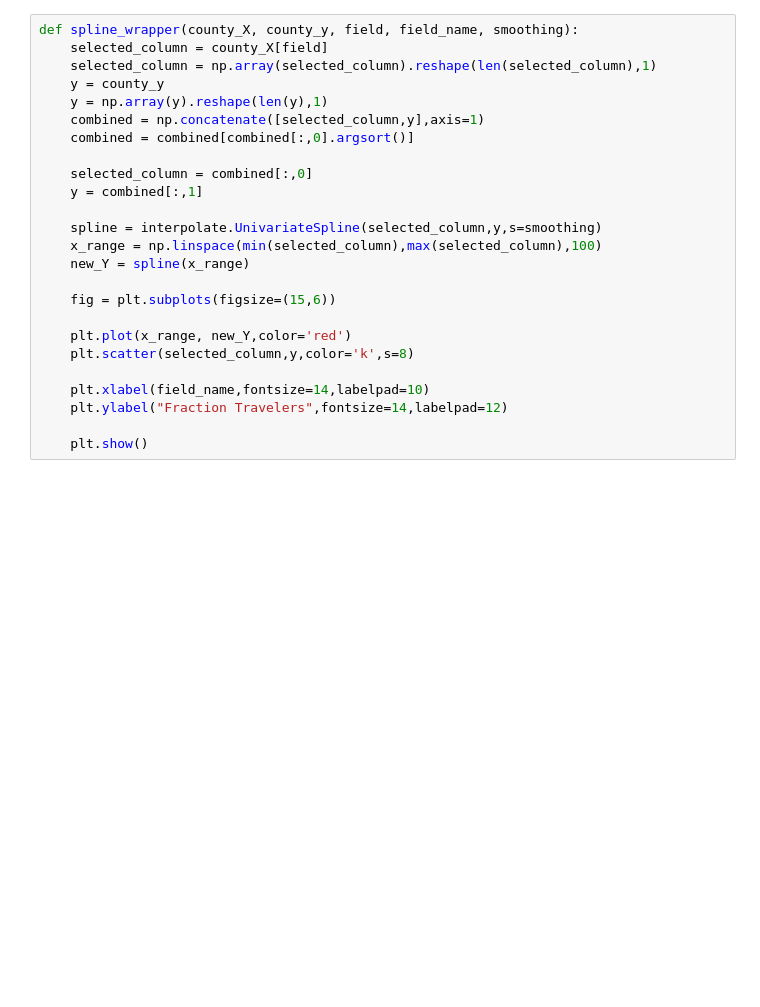
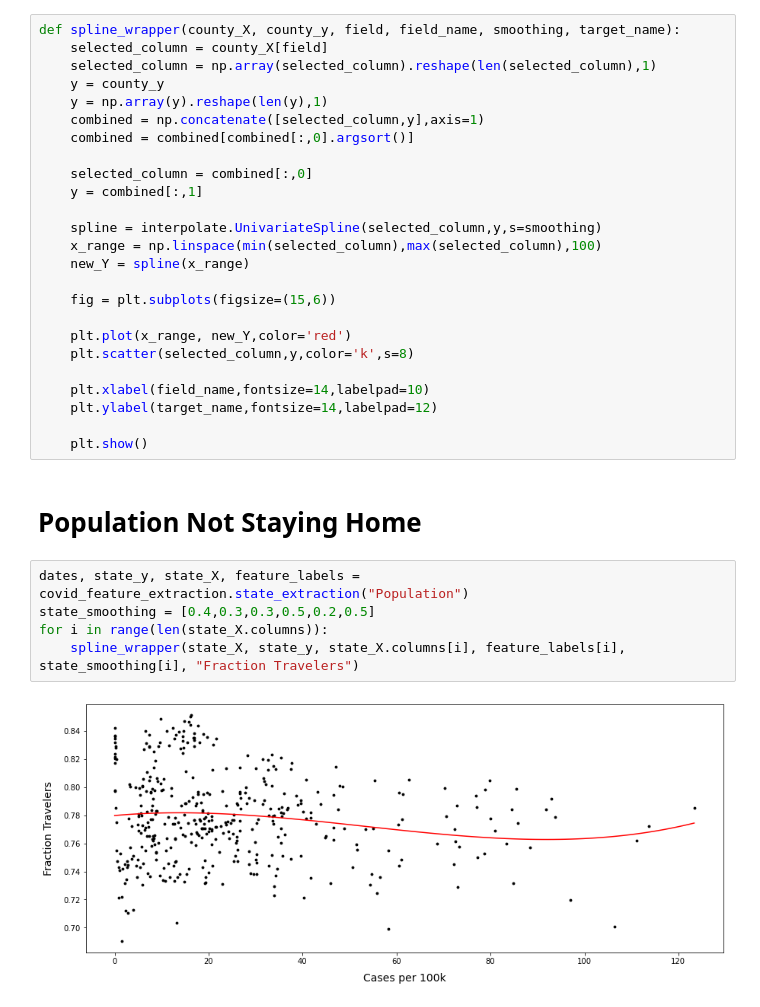
Before and after one commit to mrepasky3/ISYE6416-Spring2021-Project, a Jupyter notebook: Splines.ipynb, the cells around one changed output. Saved outputs shown, nothing was run; the diff lists cells and outputs as text; blank space fills up the shorter version.

```diff
--- a/Splines.ipynb
+++ b/Splines.ipynb
@@ -90,5 +9,5 @@ def feature_extraction(county_name):
 # %%
-def spline_wrapper(county_X, county_y, field, field_name, smoothing):
+def spline_wrapper(county_X, county_y, field, field_name, smoothing, target_name):
     selected_column = county_X[field]
     selected_column = np.array(selected_column).reshape(len(selected_column),1)
     y = county_y
@@ -109,6 +28,15 @@ def spline_wrapper(county_X, county_y, field, field_name, smoothing):
     plt.scatter(selected_column,y,color='k',s=8)
 
     plt.xlabel(field_name,fontsize=14,labelpad=10)
-    plt.ylabel("Fraction Travelers",fontsize=14,labelpad=12)
+    plt.ylabel(target_name,fontsize=14,labelpad=12)
 
     plt.show()
+# %% [markdown]
+# Population Not Staying Home
+# %%
+dates, state_y, state_X, feature_labels = covid_feature_extraction.state_extraction("Population")
+state_smoothing = [0.4,0.3,0.3,0.5,0.2,0.5]
+for i in range(len(state_X.columns)):
+    spline_wrapper(state_X, state_y, state_X.columns[i], feature_labels[i], state_smoothing[i], "Fraction Travelers")
+# %% [output]
+[figure, added]
```
Also changed, not shown: parts of 25 cells of this notebook, 3 other files.
